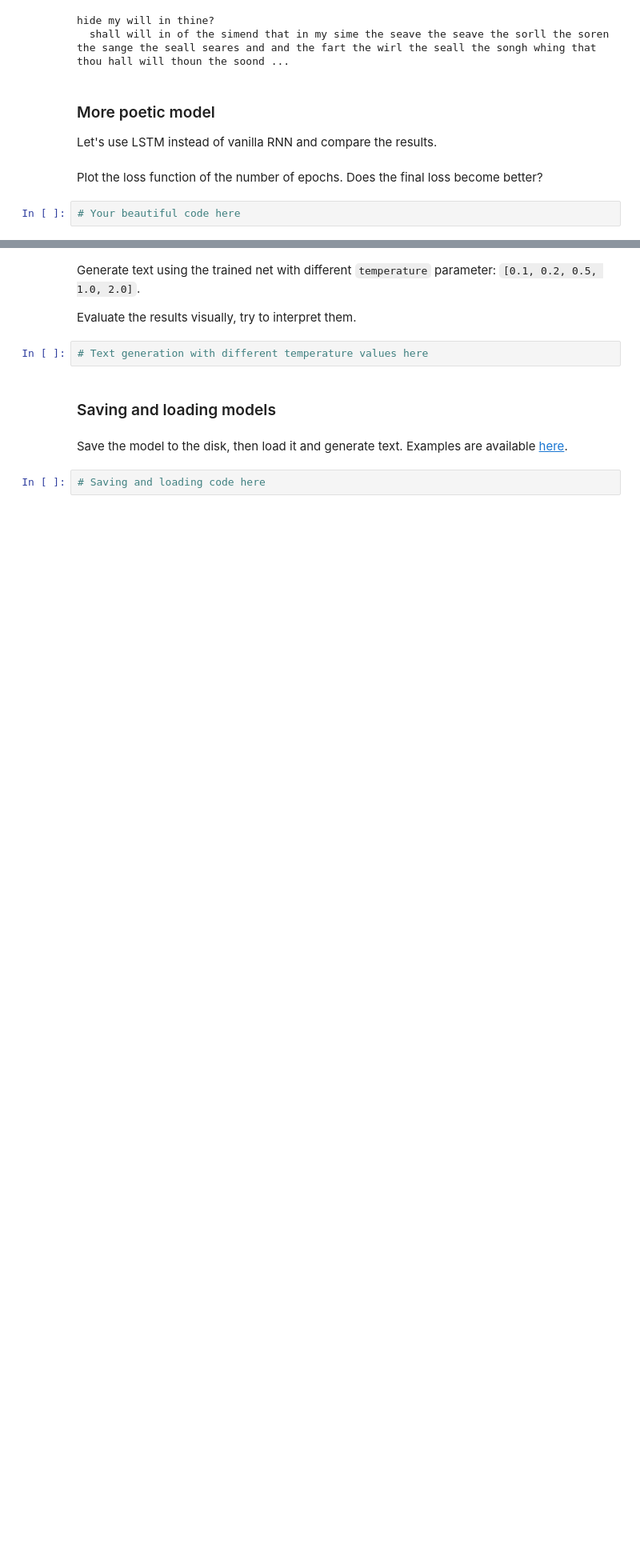
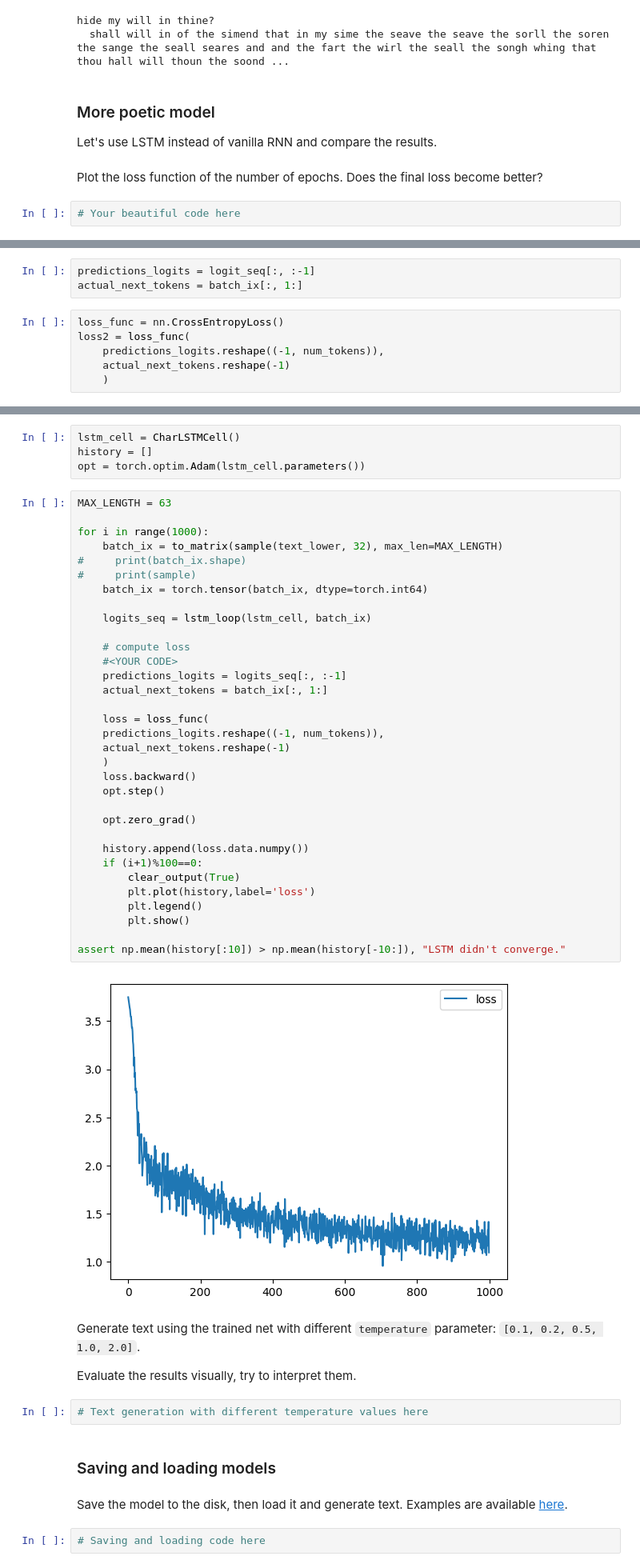
Before and after one commit to ivan-shargin/ml, a Jupyter notebook: homeworks/lab02_deep_learning/Lab2_DL_part3_poetry.ipynb, the cells around one changed output, grey strips where cells are left out. Shown: that part at 80% size. Drawn from its saved outputs; the diff is of its cells as text; blank space fills up the shorter version.

Commit message:
lstm converged

```diff
--- a/homeworks/lab02_deep_learning/Lab2_DL_part3_poetry.ipynb
+++ b/homeworks/lab02_deep_learning/Lab2_DL_part3_poetry.ipynb
@@ -488,0 +552,9 @@ Plot the loss function of the number of epochs. Does the final loss become bette
+# %%
+predictions_logits = logit_seq[:, :-1]
+actual_next_tokens = batch_ix[:, 1:]
+# %%
+loss_func = nn.CrossEntropyLoss()
+loss2 = loss_func(
+    predictions_logits.reshape((-1, num_tokens)),
+    actual_next_tokens.reshape(-1)
+    )
@@ -489,3 +565,42 @@ Plot the loss function of the number of epochs. Does the final loss become bette
+# %%
+lstm_cell = CharLSTMCell()
+history = []
+opt = torch.optim.Adam(lstm_cell.parameters())
+# %%
+MAX_LENGTH = 63
+
+for i in range(1000):
+    batch_ix = to_matrix(sample(text_lower, 32), max_len=MAX_LENGTH)
+#     print(batch_ix.shape)
+#     print(sample)
+    batch_ix = torch.tensor(batch_ix, dtype=torch.int64)
+
+    logits_seq = lstm_loop(lstm_cell, batch_ix)
+
+    # compute loss
+    #<YOUR CODE>
+    predictions_logits = logits_seq[:, :-1]
+    actual_next_tokens = batch_ix[:, 1:]
+
+    loss = loss_func(
+    predictions_logits.reshape((-1, num_tokens)),
+    actual_next_tokens.reshape(-1)
+    )
+    loss.backward()
+    opt.step()
+
+    opt.zero_grad()
+
+    history.append(loss.data.numpy())
+    if (i+1)%100==0:
+        clear_output(True)
+        plt.plot(history,label='loss')
+        plt.legend()
+        plt.show()
+
+assert np.mean(history[:10]) > np.mean(history[-10:]), "LSTM didn't converge."
+# %% [output]
+[figure, added]
 # %% [markdown]
 Generate text using the trained net with different `temperature` parameter: `[0.1, 0.2, 0.5, 1.0, 2.0]`.
 
```
Also changed, not shown: parts of 8 cells of this notebook.
